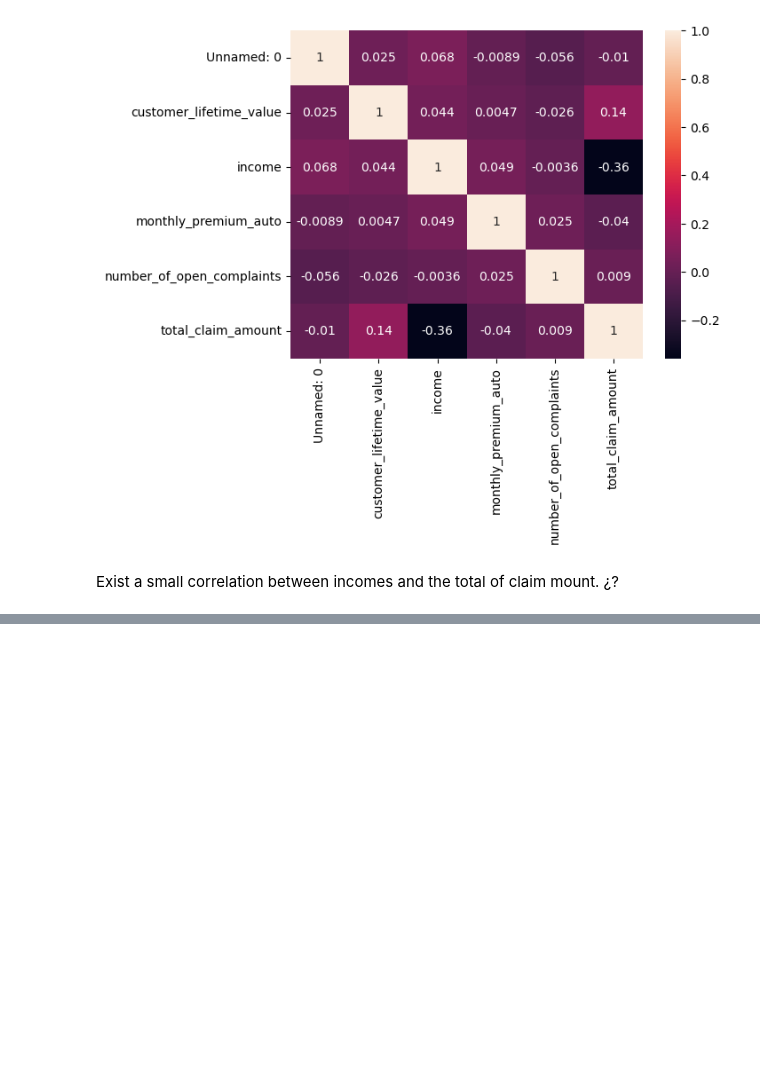
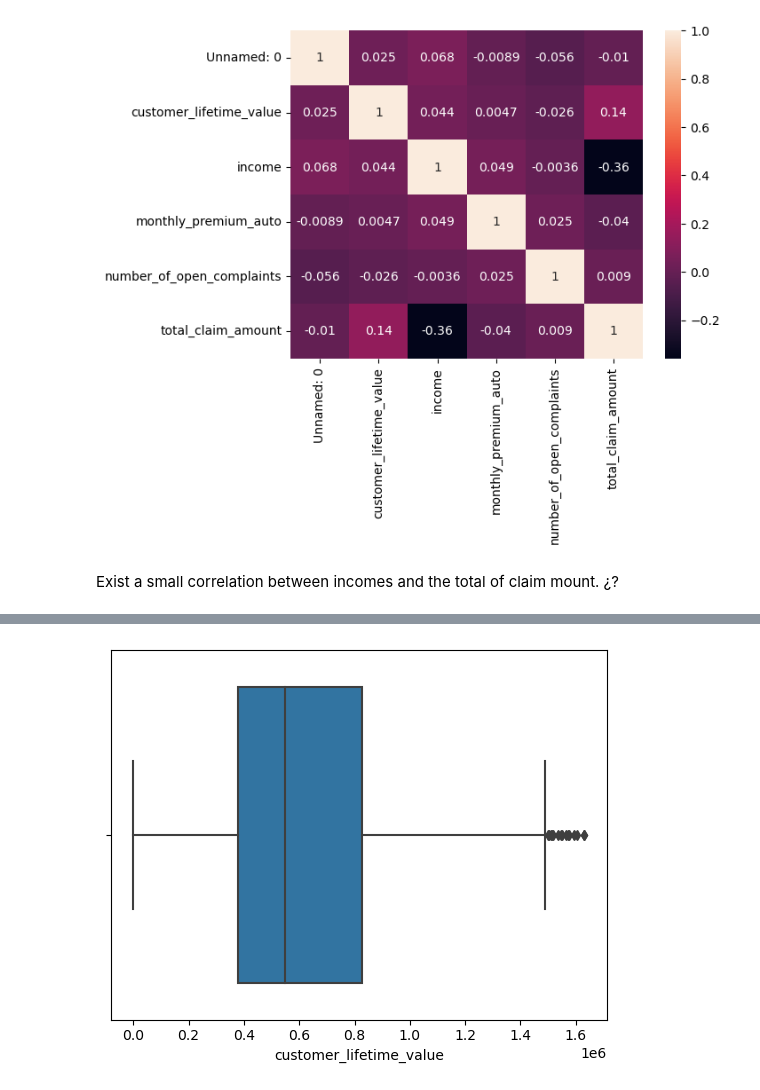
Before and after one commit to katchuli/lab-dw-data-cleaning-and-formatting, a Jupyter notebook: lab-dw-data-cleaning-and-formatting.ipynb, the cells around one changed output, grey strips where cells are left out. Drawn from its saved outputs; the diff is of its cells as text; code cells hidden in the pictures; blank space fills up the shorter version.

```diff
--- a/lab-dw-data-cleaning-and-formatting.ipynb
+++ b/lab-dw-data-cleaning-and-formatting.ipynb
@@ -861,0 +886,5 @@ Linear regression is not an appropiate model for the data (we should delete outl
+# %%
+sns.boxplot(x=file3['customer_lifetime_value'])
+plt.show()
+# %% [output]
+[figure, added]
```
Also changed, not shown: parts of 58 cells of this notebook.
